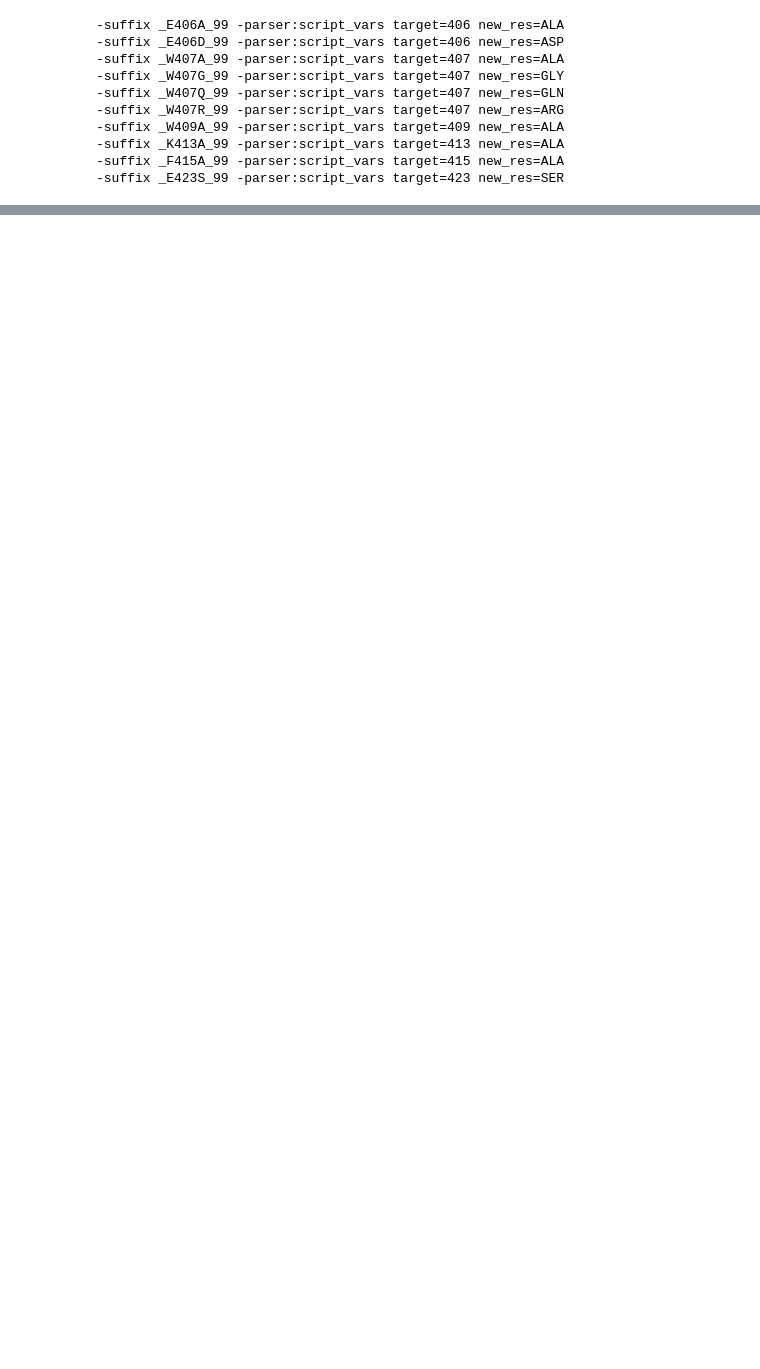
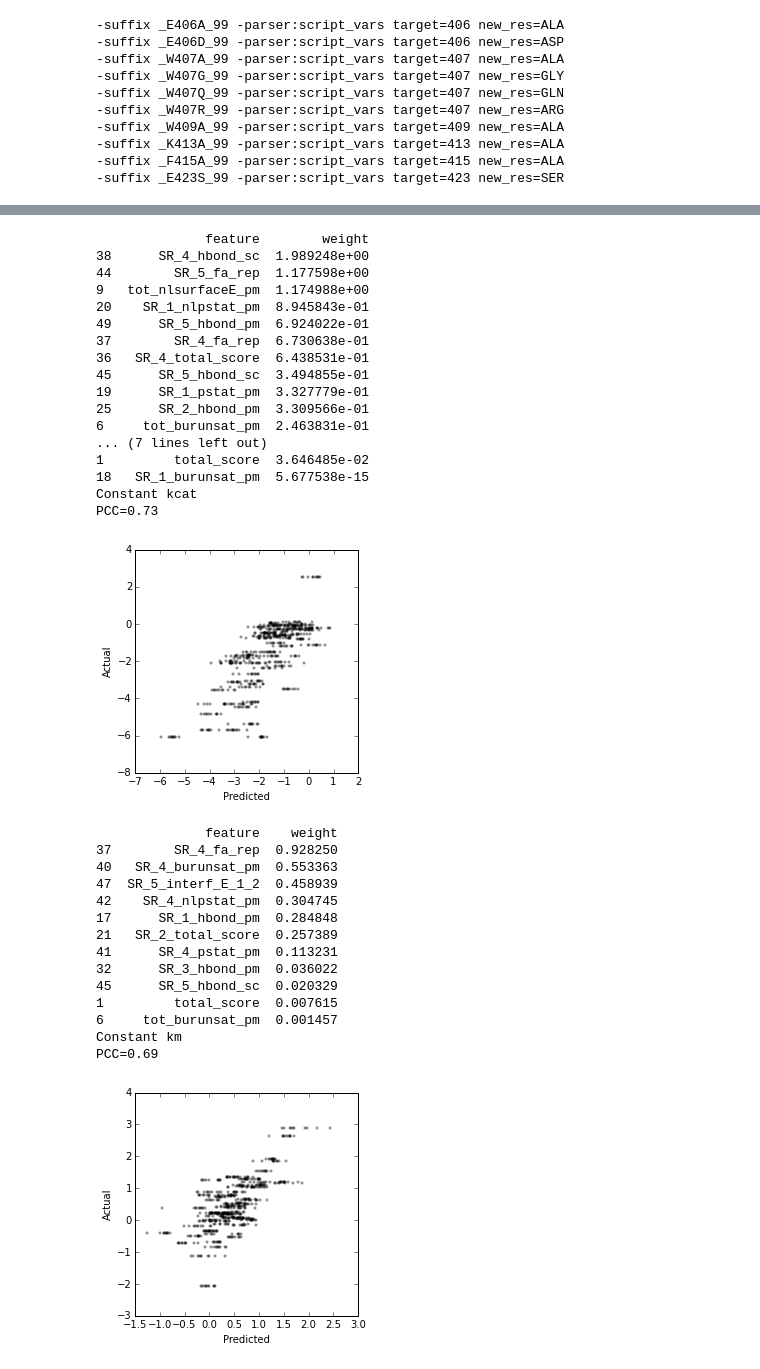
Before and after one commit to dacarlin/bagel-benchmark, a Jupyter notebook: Untitled.ipynb, the cells around one changed output, grey strips where cells are left out. Saved outputs shown, nothing was run; the diff lists cells and outputs as text; code cells hidden in the pictures; blank space fills up the shorter version.

```diff
--- a/Untitled.ipynb
+++ b/Untitled.ipynb
@@ -64,4 +95,4 @@ names = [ i.split('_')[1] for i in df.description ] #extract mutant names from s
 df['name'] = names
 
 df = df.groupby( 'name' ).apply( low_10 )
-df.index = df.name # reindex with mutant names
+print len( df )
@@ -204,0 +198,58 @@ PCC=0.82
+# %%
+for constant in constants:
+    df = pandas.read_csv( '{}.csv'.format( constant ), index_col='name' )
+    y = df[ constant ]
+    X = df.drop( constant, axis=1 )
+
+    params = { 'l1_ratio': [ .1, .25, .5, .7, .9, .95, .99, 1, ] }
+    net = ElasticNetCV()
+    grid = GridSearchCV( net, params )
+    bag = BaggingRegressor( grid, n_estimators=10 )
+    bag.fit( X, y )
+
+    weights = pandas.DataFrame( zip( X.columns, bag.estimators_[0].best_estimator_.coef_ ), columns=['feature', 'weight'] )
+    preds = bag.predict( X )
+
+    print weights[ ( weights.weight > 0 )].sort( 'weight', ascending=False )
+    print 'Constant', constant
+    print 'PCC={:2.2f}'.format( pearsonr( preds, y )[0] )
+
+    plt.figure( figsize=(4,4) )
+    plt.scatter( preds, y, alpha=0.3, marker='.', color='k' )
+    plt.xlabel( 'Predicted' )
+    plt.ylabel( 'Actual' )
+    plt.show()
+# %% [output]
+              feature        weight
+38      SR_4_hbond_sc  1.989248e+00
+44        SR_5_fa_rep  1.177598e+00
+9   tot_nlsurfaceE_pm  1.174988e+00
+20    SR_1_nlpstat_pm  8.945843e-01
+49      SR_5_hbond_pm  6.924022e-01
+37        SR_4_fa_rep  6.730638e-01
+36   SR_4_total_score  6.438531e-01
+45      SR_5_hbond_sc  3.494855e-01
+19      SR_1_pstat_pm  3.327779e-01
+25      SR_2_hbond_pm  3.309566e-01
+6     tot_burunsat_pm  2.463831e-01
+... (7 lines left out)
+1         total_score  3.646485e-02
+18   SR_1_burunsat_pm  5.677538e-15
+Constant kcat
+PCC=0.73
+[figure, added]
+              feature    weight
+37        SR_4_fa_rep  0.928250
+40   SR_4_burunsat_pm  0.553363
+47  SR_5_interf_E_1_2  0.458939
+42    SR_4_nlpstat_pm  0.304745
+17      SR_1_hbond_pm  0.284848
+21   SR_2_total_score  0.257389
+41      SR_4_pstat_pm  0.113231
+32      SR_3_hbond_pm  0.036022
+45      SR_5_hbond_sc  0.020329
+1         total_score  0.007615
+6     tot_burunsat_pm  0.001457
+Constant km
+PCC=0.69
+[figure, added]
```
Also changed, not shown: parts of 16 cells of this notebook, 2 other files.
